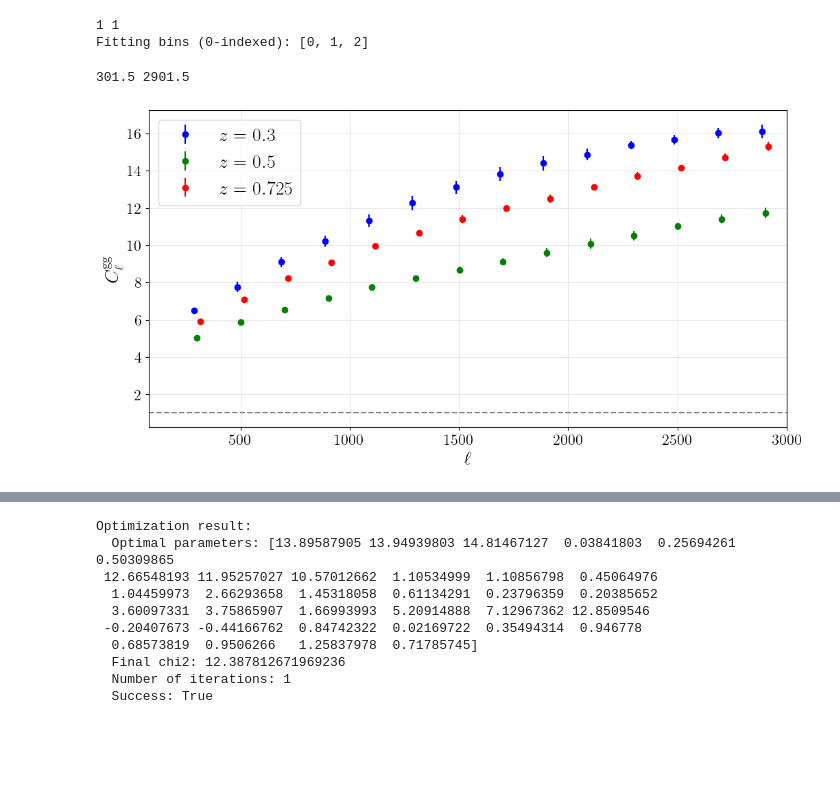
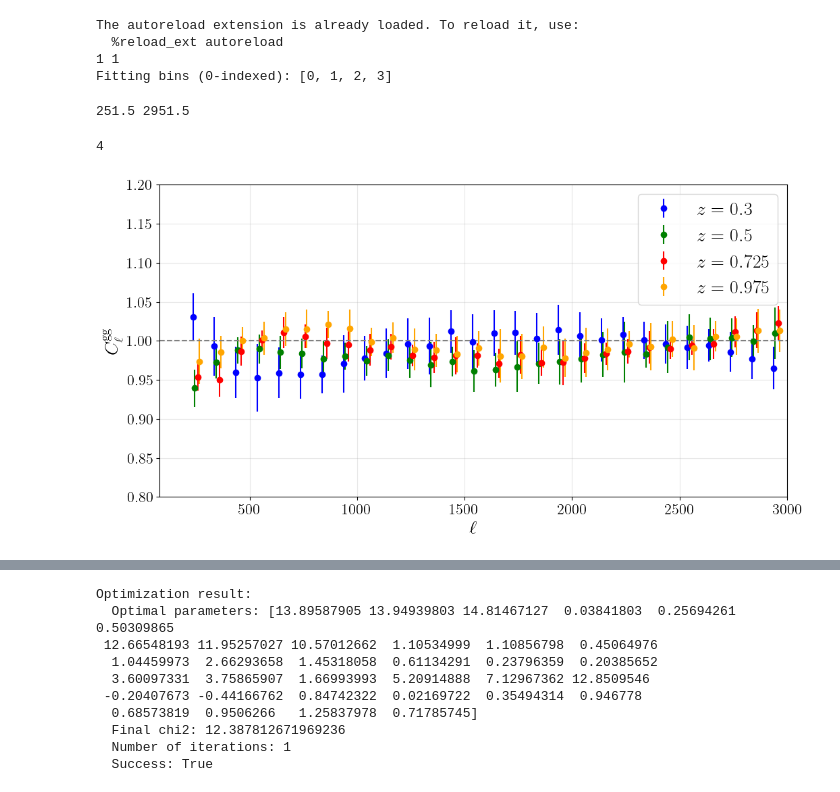
Before and after one commit to shivampcosmo/GODMAX, a Jupyter notebook: notebooks/xDESI/test_fit_abacus.ipynb, the cells around one changed output, grey strips where cells are left out. Drawn from its saved outputs; the diff is of its cells as text; code cells hidden in the pictures; blank space fills up the shorter version.

```diff
--- a/notebooks/xDESI/test_fit_abacus.ipynb
+++ b/notebooks/xDESI/test_fit_abacus.ipynb
@@ -112,11 +112,14 @@ ell_min = 200
 ell_max = 3000
 num_warmup = 100
 num_samples = 100
-bins_to_fit_str = '[1,2,3]'
-
+bins_to_fit_str = '[1,2,3,4]'
+# bins_to_fit_str = '[4]'
+prior_version_to_run = 2
 # Convert string to list of integers (1-indexed from user, convert to 0-indexed)
 bins_to_fit = [int(b)-1 for b in bins_to_fit_str.strip('[]').split(',')]
 print(f"Fitting bins (0-indexed): {bins_to_fit}")
 # %% [output]
+The autoreload extension is already loaded. To reload it, use:
+  %reload_ext autoreload
 1 1
-Fitting bins (0-indexed): [0, 1, 2]
+Fitting bins (0-indexed): [0, 1, 2, 3]
@@ -171,7 +176,8 @@ cosmo_jax = Cosmology(
 scale_fac_a_array = 1.0 / (1.0 + zarray_lens)
 
 
-df_sims = pk.load(open(os.path.abspath(abs_path_data + '/xDESI/abacus_LRG_nz_Clgg_v4_combined_16sims.pkl'), 'rb'))
+# df_sims = pk.load(open(os.path.abspath(abs_path_data + '/xDESI/abacus_LRG_nz_Clgg_v4_combined_16sims.pkl'), 'rb'))
+df_sims = pk.load(open(os.path.abspath(abs_path_data + '/xDESI/abacus_LRG_nz_Clgg_v5_deltaell_100_combined_16sims.pkl'), 'rb'))
 
 zvals = df_sims['zvals']
 nbins_lens = len(zvals)
@@ -189,7 +195,7 @@ for jz, zval_group in enumerate(zvals):
     nz_gal_interp = interp1d(zcen_nz_file, nz_gal_file, fill_value=0.0, bounds_error=False)
 
     hist_z = nz_gal_interp(zarray_lens)
-    nz_lens[jz] = hist_z/( np.trapz(hist_z, zarray_lens) )
+    nz_lens[jz] = hist_z/(np.trapz(hist_z, zarray_lens))
 
     nz_comoving = np.zeros_like(zarray_lens)
     indsel = np.where(hist_z > 1e-5)[0]
@@ -253,7 +259,8 @@ Pkz_test = get_Pkz(sim_params_dict, halo_params_dict, analysis_dict, other_param
 Cls_test = get_Cl(sim_params_dict, halo_params_dict, analysis_dict, other_params_dict, Pkz_obj=Pkz_test)
 
 
-df_sims = pk.load(open(os.path.abspath(abs_path_data + '/xDESI/abacus_LRG_nz_Clgg_v4_combined_16sims.pkl'), 'rb'))
+# df_sims = pk.load(open(os.path.abspath(abs_path_data + '/xDESI/abacus_LRG_nz_Clgg_v4_combined_16sims.pkl'), 'rb'))
+df_sims = pk.load(open(os.path.abspath(abs_path_data + '/xDESI/abacus_LRG_nz_Clgg_v5_deltaell_100_combined_16sims.pkl'), 'rb'))
 Cls_sims = df_sims['Cl_gg_all']
 len_tot_ell = len(Cls_sims['l_array'])
 
@@ -266,7 +273,8 @@ l_array_sims = l_array_sims[indsel_ell]
 bin_to_zkey = {
     0: 'z0.300_0.400',
     1: 'z0.450_0.575',
-    2: 'z0.650_0.800'
+    2: 'z0.650_0.800',
+    3: 'z0.875_1.100'
 }
 
 # Load data only for selected bins
@@ -310,26 +318,34 @@ for bin_idx in bins_to_fit:
 # Create filename with bin information
 # bins_str = '_'.join([str(b+1) for b in bins_to_fit])  # Convert back to 1-indexed for filename
 # %% [output]
-301.5 2901.5
+251.5 2951.5
+# %%
+# z_edges_lens
+# Cl_gg_sims_dict.keys()
+# Cls_sims
+nbins_lens
+# %% [output]
+4
 # %%
 %matplotlib inline
 # import corner
 # %%
-colors = ['blue', 'green', 'red']
+colors = ['blue', 'green', 'red', 'orange', 'purple', 'brown']
 pl.figure(figsize=(12,6))
 pl.errorbar(plot_data['l_array_sims']-15, plot_data['Cl_gg_sims0']/plot_data['logClgg_sims_interp0'], yerr=np.sqrt(plot_data['cov_gaussian_0'])/plot_data['logClgg_sims_interp0'], fmt='o', color=colors[0], label=r'$z=0.3$')
-pl.errorbar(plot_data['l_array_sims'], plot_data['Cl_gg_sims1']/plot_data['logClgg_sims_interp1'], yerr=np.sqrt(plot_data['cov_gaussian_1'])/plot_data['logClgg_sims_interp1'], fmt='o', color=colors[1], label=r'$z=0.5$')
-pl.errorbar(plot_data['l_array_sims']+15, plot_data['Cl_gg_sims2']/plot_data['logClgg_sims_interp2'], yerr=np.sqrt(plot_data['cov_gaussian_2'])/plot_data['logClgg_sims_interp2'], fmt='o', color=colors[2], label=r'$z=0.725$')
+pl.errorbar(plot_data['l_array_sims']-7.5, plot_data['Cl_gg_sims1']/plot_data['logClgg_sims_interp1'], yerr=np.sqrt(plot_data['cov_gaussian_1'])/plot_data['logClgg_sims_interp1'], fmt='o', color=colors[1], label=r'$z=0.5$')
+pl.errorbar(plot_data['l_array_sims']+7.5, plot_data['Cl_gg_sims2']/plot_data['logClgg_sims_interp2'], yerr=np.sqrt(plot_data['cov_gaussian_2'])/plot_data['logClgg_sims_interp2'], fmt='o', color=colors[2], label=r'$z=0.725$')
+pl.errorbar(plot_data['l_array_sims']+15, plot_data['Cl_gg_sims3']/plot_data['logClgg_sims_interp3'], yerr=np.sqrt(plot_data['cov_gaussian_3'])/plot_data['logClgg_sims_interp3'], fmt='o', color=colors[3], label=r'$z=0.975$')
 pl.grid(alpha=0.3)
-# pl.ylim(0.8, 1.2)
+pl.ylim(0.8, 1.2)
 pl.xlim(80, 3000)
 # set tick label sizes:
 pl.xticks(fontsize=16)
 pl.yticks(fontsize=16)
 pl.axhline(1.0, color='gray', linestyle='--')
 pl.xlabel(r'$\ell$', fontsize=20)
 pl.ylabel(r'$C_\ell^{\mathrm{gg}}$', fontsize=20)
 pl.legend(fontsize=20)
 pl.show()
 # %% [output]
-[figure, old version]
+[figure, new version]
```
Also changed, not shown: parts of 12 cells of this notebook, 29 other files.
